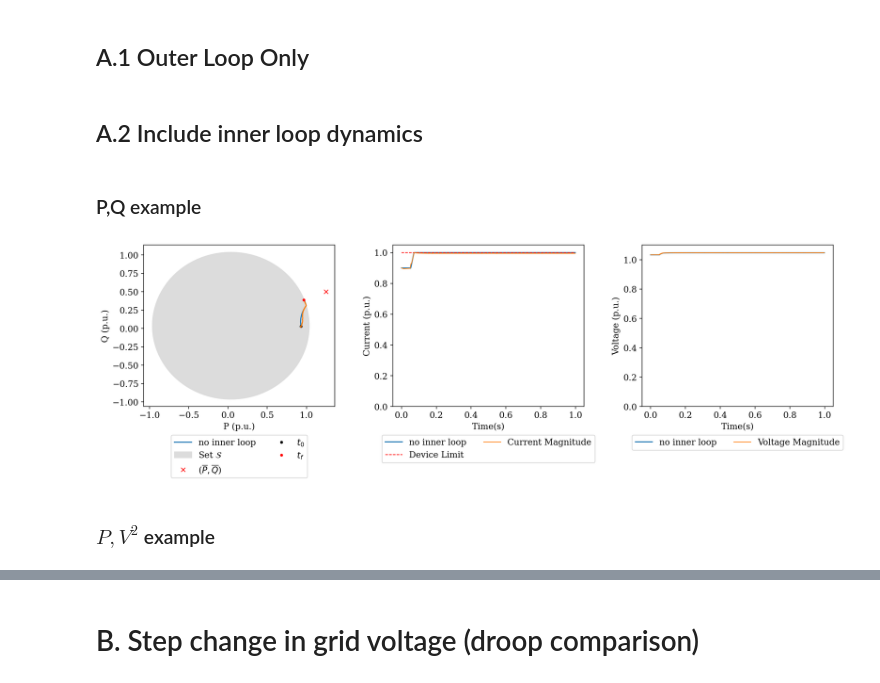
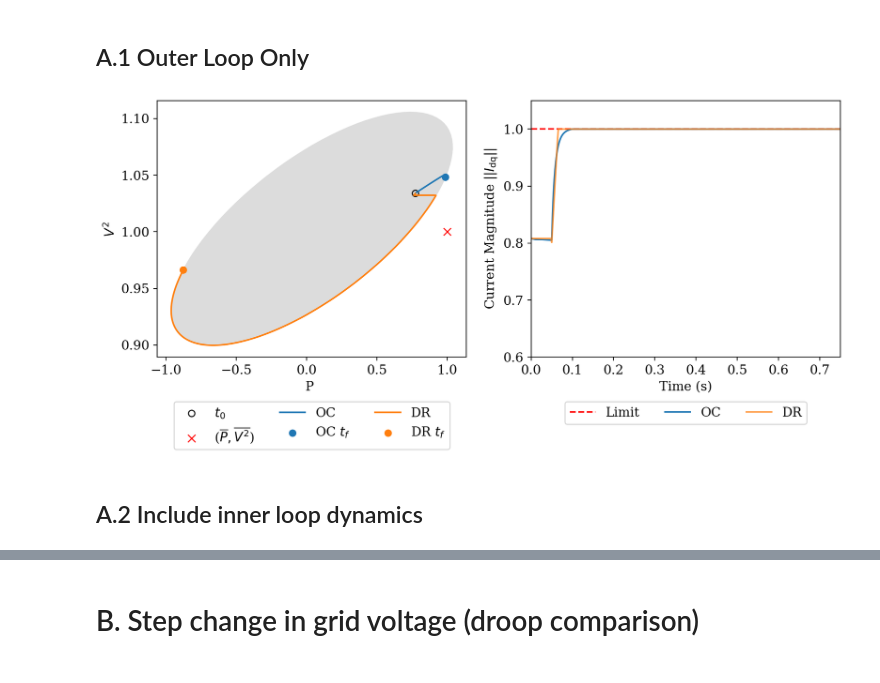
Before and after one commit to lpstreitmatter/Optimal-Safe-Converter-Control, a Jupyter notebook: Optimal_Safe_Converter_Control.ipynb, the cells around one changed output, grey strips where cells are left out. Drawn from its saved outputs; the diff is of its cells as text; code cells hidden in the pictures.

```diff
--- a/Optimal_Safe_Converter_Control.ipynb
+++ b/Optimal_Safe_Converter_Control.ipynb
@@ -42,2 +103,23 @@ plt.rcParams['figure.dpi'] = 200
+# %%
+fig,(ax1,ax2) = plt.subplots(1,2,figsize=(10,5))
+plot.plot_S(np.vstack([var1_of_t_oc,var2_of_t_oc]).T, new_setpoints,var_names,
+           Imag_lim_val_pu,v_nom_val_pu,L_pu,R_pu,omega_nom_val,
+           units = ["",""], ax = ax1, pu=perunit, second_trajectory=np.vstack([P_of_t_dr,V2_of_t_dr]).T, two_traj_labels=["OC","DR"])
+
+ax2.plot(ts_oc, np.ones(len(ts_oc))*Imag_lim_val_pu,'r--',label="Limit")
+ax2.plot(ts_oc, np.linalg.norm(Idq_of_t_oc,axis=0),c='C0',label="OC")
+ax2.plot(ts_dr, np.linalg.norm(Idq_of_t_dr,axis=0),c='C1',label="DR",alpha=0.75)
+ax2.legend(loc='upper center', bbox_to_anchor=(0.5, -0.15),ncol=3)
+ax2.set_ylim([0,1.05])
+ax2.set_xlabel("Time (s)")
+ax2.set_ylabel(r"Current Magnitude $||I_\mathrm{dq}||$")
+
+# Zoom in
+ax2.set_xlim([0,0.75])
+ax2.set_ylim([0.6,1.05])
+
+plt.tight_layout()
+# %% [output]
+[figure, added]
 # %% [markdown]
 ## A.2 Include inner loop dynamics
@@ -67,40 +125,0 @@ endtime = 1
-# %% [markdown]
-### P,Q example
-# %%
-new_setpoints = [1500,600]
-x0 = np.array([3.0,0])
-
-freq_outer = 500
-freq_vol = 2000
-freq_cur = 10000
-
-
-ts_inner, Idq_of_t_inner,Vdq_of_t_inner,var1_of_t_inner,var2_of_t_inner = oc.oc_setpoint_change_with_il(new_setpoints, var_names, x0,
-                               r_i_val, l_i_val, r_g_val, l_g_val, c_val, Vg,
-                               Imag_lim_val,omega_nom_val,
-                               rho=0.01,alpha=0.00001, dt=1/freq_outer,
-                               starttime=starttime, endtime=endtime,
-                               freq_cur=freq_cur, freq_vol=freq_vol)
-
-ts, Idq_of_t,Vdq_of_t,var1_of_t,var2_of_t = oc.oc_setpoint_change(new_setpoints, var_names, x0, R, L, Vg,
-                        Imag_lim_val,omega_nom_val,
-                        rho=0.01,alpha=0.00001, dt=1/freq_outer,
-                        starttime=starttime, endtime=endtime)
-
-# Convert to per unit for presentation of results
-new_setpoints_pu = [new_setpoints[0]/S_base, new_setpoints[1]/S_base]
-fig,(ax1,ax2,ax3) = plt.subplots(1,3,figsize=(15,5))
-ax1.plot(var1_of_t/S_base, var2_of_t/S_base, label="no inner loop")
-ax2.plot(ts, np.linalg.norm(Idq_of_t,axis=0)/I_base,label="no inner loop")
-ax3.plot(ts, np.linalg.norm(Vdq_of_t,axis=0)/V_base,label="no inner loop")
-plot.plot_S(np.vstack([var1_of_t_inner/S_base,var2_of_t_inner/S_base]).T, new_setpoints_pu,var_names,
-           Imag_lim_val/I_base,v_nom_val/V_base,L/Z_base,R/Z_base,omega_nom_val,
-           units = ["p.u.","p.u."], ax = ax1, pu=True)
-plot.plot_magnitude_over_time(ts_inner, Idq_of_t_inner/I_base, current_lim = Imag_lim_val/I_base,ax = ax2,include_dq=False,var_name="Current (p.u.)")
-plot.plot_magnitude_over_time(ts_inner, Vdq_of_t_inner/V_base,ax = ax3,include_dq=False,var_name="Voltage (p.u.)")
-
-plt.tight_layout()
-# %% [output]
-[figure, removed]
-# %% [markdown]
-### $P,V^2$ example
```
Also changed, not shown: parts of 18 cells of this notebook, 3 other files.
